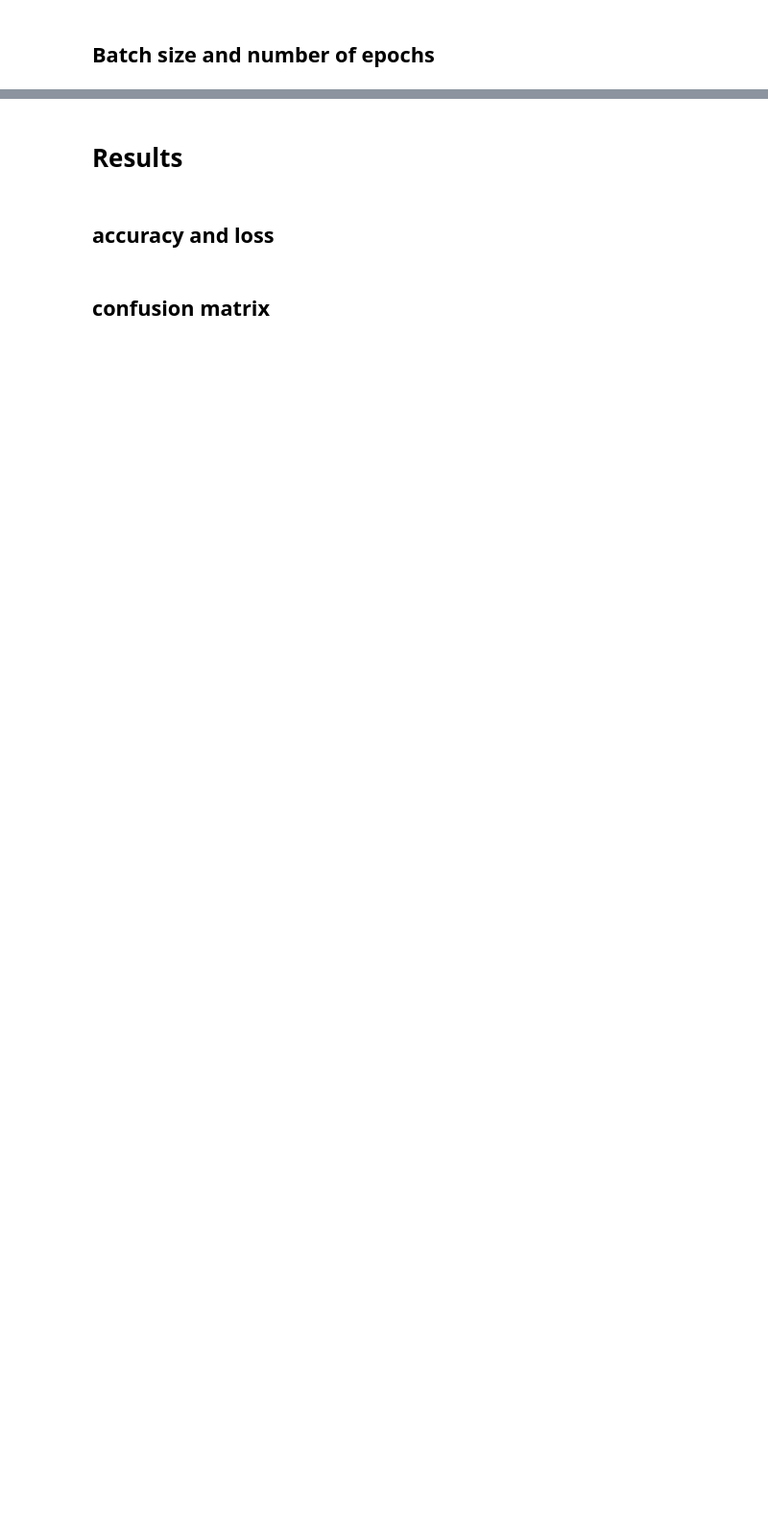
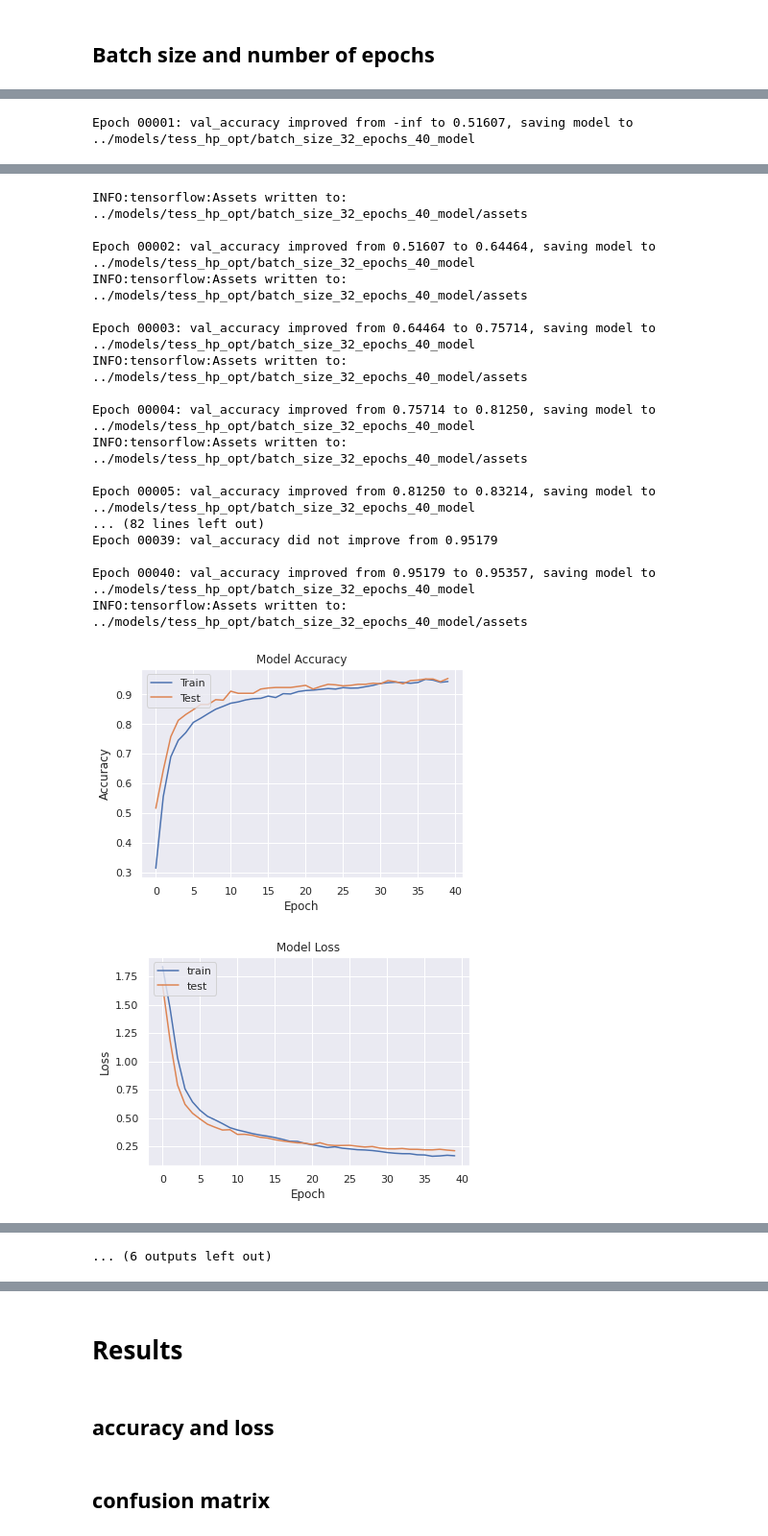
Before and after one commit to mikolajm190/python_SER_DL, a Jupyter notebook: src/tess_hp_opt.ipynb, the cells around one changed output, grey strips where cells are left out. Shown at 96% size. Drawn from its saved outputs; the diff is of its cells as text; code cells hidden in the pictures; blank space fills up the shorter version.

Commit message:
batch size, epochs optimization

```diff
--- a/src/tess_hp_opt.ipynb
+++ b/src/tess_hp_opt.ipynb
@@ -275,7 +275,8 @@ def get_model(hidden_layers_count = 3, layers_neurons_count = [64, 128, 128, 256
 # %%
 from keras.callbacks import ModelCheckpoint
 
-def fit_save_results(model, custom_model_name = 'default_model', paths = [modelsPath, imgsPath]):
+def fit_save_results(model, custom_model_name = 'default_model', paths = [modelsPath, imgsPath],
+                    batch_size = 32, epochs = 40):
 
     # new dir prep
     for p in paths:
@@ -286,7 +287,7 @@ def fit_save_results(model, custom_model_name = 'default_model', paths = [models
                                  save_best_only=True, mode='max')
 
     # fit model
-    model_history = model.fit(X_train, y_train, batch_size=32, epochs=40, validation_data=(X_test, y_test),
+    model_history = model.fit(X_train, y_train, batch_size=batch_size, epochs=epochs, validation_data=(X_test, y_test),
                               callbacks=[checkpoint], verbose=0)
 
     # plot model accuracy and loss over epochs
@@ -742,0 +710,20 @@ for params in optimizer_loss_params:
+# %%
+# best optimizer, learning rate params
+best_params['opt'] = keras.optimizers.Adagrad(learning_rate=0.003)
+
+optimizer_loss_params = (
+    {'batch_size': 32, 'epochs': 40},
+    {'batch_size': 100, 'epochs': 80},
+    {'batch_size': 50, 'epochs': 30},
+    {'batch_size': 16, 'epochs': 20}
+)
+
+for params in optimizer_loss_params:
+    model = get_model(hidden_layers_count=best_params['hlayers'], layers_neurons_count=best_params['neurons'],
+                     activation_function=best_params['act_fun'], output_activation_function=best_params['out_act_fun'],
+                     conv_kernel_size=best_params['kern_size'], pooling_pool_size=best_params['pool_size'],
+                     opt=best_params['opt'])
+    fit_save_results(model,
+                     custom_model_name=f'batch_size_{params["batch_size"]}_epochs_{params["epochs"]}_model',
+                    batch_size=params['batch_size'], epochs=params['epochs'])
+# %% [output]
@@ -742,0 +736 @@ for params in optimizer_loss_params:
+Epoch 00001: val_accuracy improved from -inf to 0.51607, saving model to ../models/tess_hp_opt/batch_size_32_epochs_40_model
@@ -742,0 +738,19 @@ for params in optimizer_loss_params:
+INFO:tensorflow:Assets written to: ../models/tess_hp_opt/batch_size_32_epochs_40_model/assets
+
+Epoch 00002: val_accuracy improved from 0.51607 to 0.64464, saving model to ../models/tess_hp_opt/batch_size_32_epochs_40_model
+INFO:tensorflow:Assets written to: ../models/tess_hp_opt/batch_size_32_epochs_40_model/assets
+
+Epoch 00003: val_accuracy improved from 0.64464 to 0.75714, saving model to ../models/tess_hp_opt/batch_size_32_epochs_40_model
+INFO:tensorflow:Assets written to: ../models/tess_hp_opt/batch_size_32_epochs_40_model/assets
+
+Epoch 00004: val_accuracy improved from 0.75714 to 0.81250, saving model to ../models/tess_hp_opt/batch_size_32_epochs_40_model
+INFO:tensorflow:Assets written to: ../models/tess_hp_opt/batch_size_32_epochs_40_model/assets
+
+Epoch 00005: val_accuracy improved from 0.81250 to 0.83214, saving model to ../models/tess_hp_opt/batch_size_32_epochs_40_model
+... (82 lines left out)
+Epoch 00039: val_accuracy did not improve from 0.95179
+
+Epoch 00040: val_accuracy improved from 0.95179 to 0.95357, saving model to ../models/tess_hp_opt/batch_size_32_epochs_40_model
+INFO:tensorflow:Assets written to: ../models/tess_hp_opt/batch_size_32_epochs_40_model/assets
+[figure, added]
+[figure, added]
@@ -742,0 +797 @@ for params in optimizer_loss_params:
+... (6 outputs left out)
```
Also changed, not shown: parts of 14 cells of this notebook.
